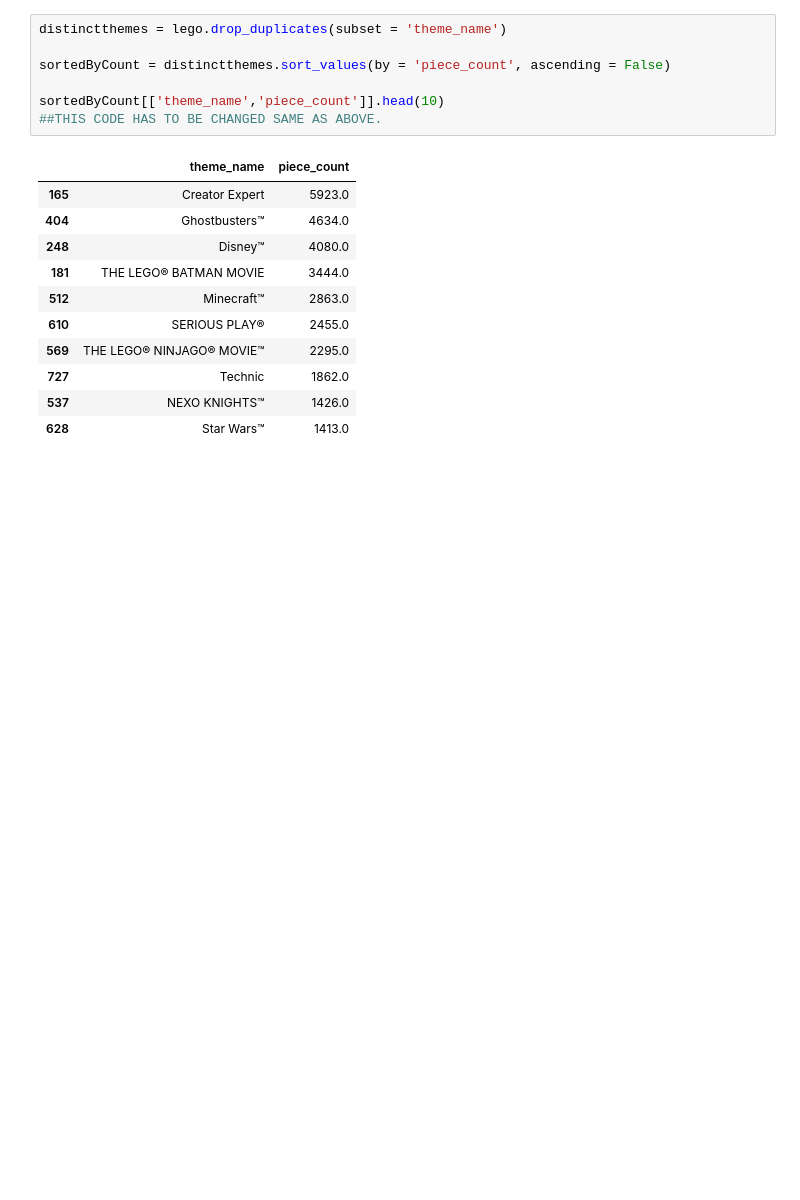
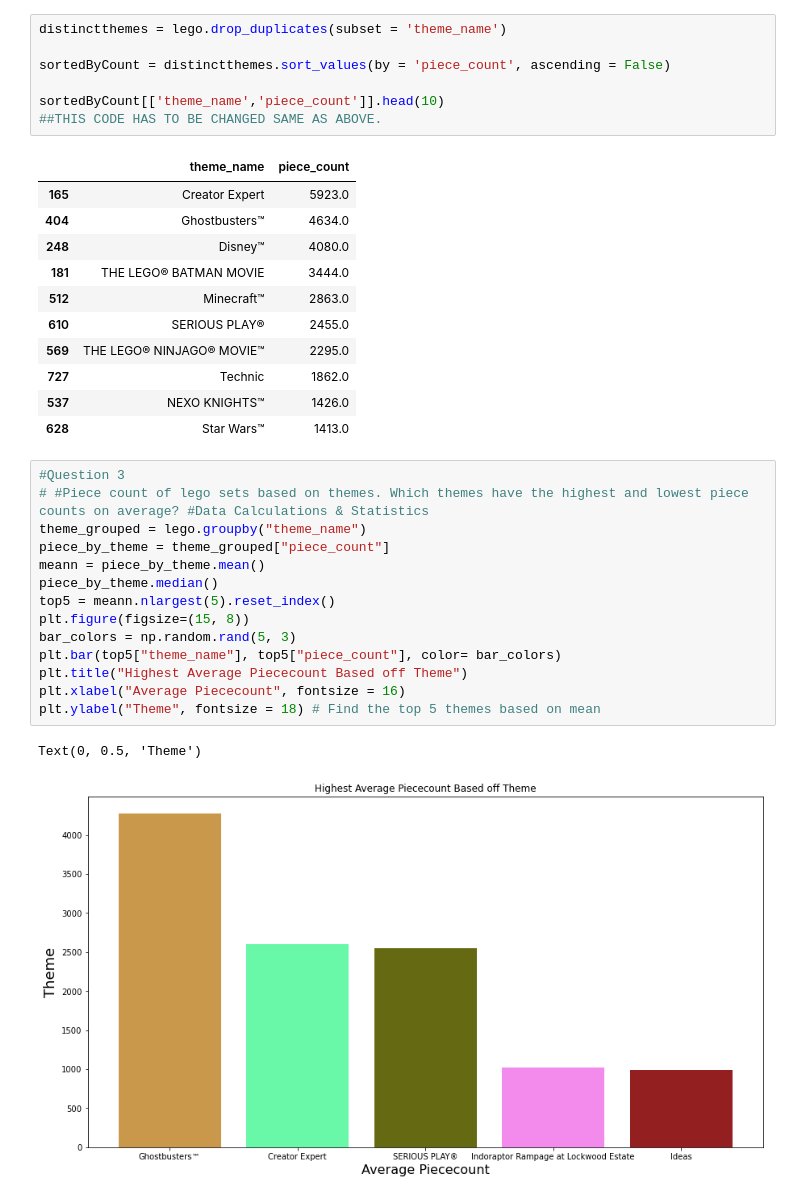
Before and after one commit to dfr5407/DS220, a Jupyter notebook: Project2/pyLegoSetDataset.ipynb, the cells around one changed output. Drawn from its saved outputs; the diff is of its cells as text; blank space fills up the shorter version.

Commit message:
updated file w question 3

```diff
--- a/Project2/pyLegoSetDataset.ipynb
+++ b/Project2/pyLegoSetDataset.ipynb
@@ -113,3 +113,20 @@ sortedByCount[['theme_name','piece_count']].head(10)
 | 727 | Technic | 1862.0 |
 | 537 | NEXO KNIGHTS™ | 1426.0 |
 | 628 | Star Wars™ | 1413.0 |
+# %%
+#Question 3
+# #Piece count of lego sets based on themes. Which themes have the highest and lowest piece counts on average? #Data Calculations & Statistics
+theme_grouped = lego.groupby("theme_name")
+piece_by_theme = theme_grouped["piece_count"]
+meann = piece_by_theme.mean()
+piece_by_theme.median()
+top5 = meann.nlargest(5).reset_index()
+plt.figure(figsize=(15, 8))
+bar_colors = np.random.rand(5, 3)
+plt.bar(top5["theme_name"], top5["piece_count"], color= bar_colors)
+plt.title("Highest Average Piececount Based off Theme")
+plt.xlabel("Average Piececount", fontsize = 16)
+plt.ylabel("Theme", fontsize = 18) # Find the top 5 themes based on mean
+# %% [output]
+Text(0, 0.5, 'Theme')
+[figure, added]
```
